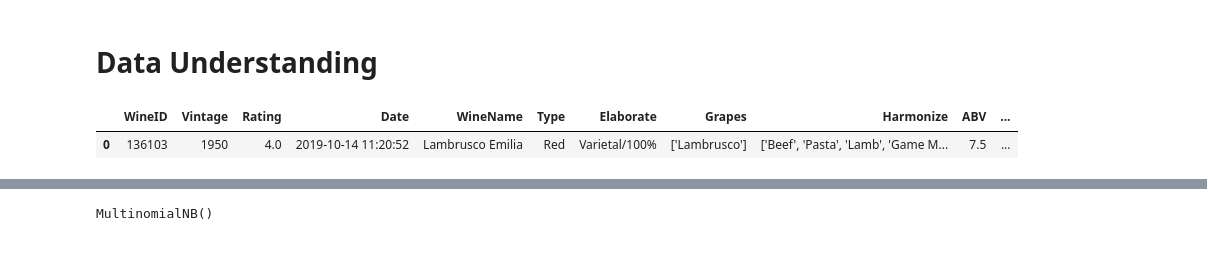
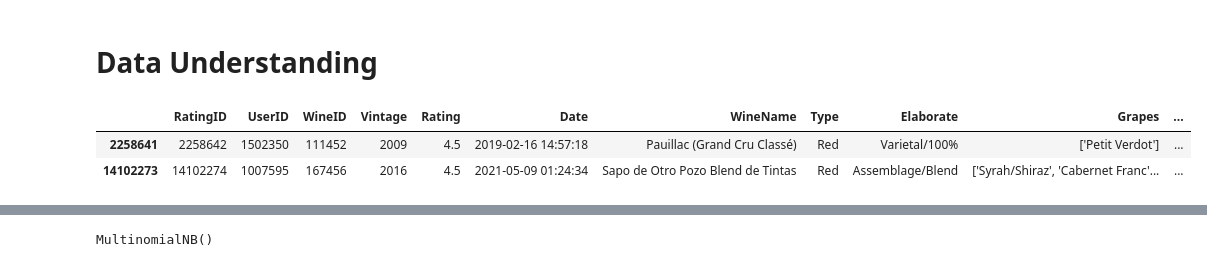
Before and after one commit to blossmuri/Grape-Wine-Rating-Inference, a Jupyter notebook: Xwines.ipynb, the cells around one changed output, grey strips where cells are left out. Drawn from its saved outputs; the diff is of its cells as text; code cells hidden in the pictures.

```diff
--- a/Xwines.ipynb
+++ b/Xwines.ipynb
@@ -33,10 +37,13 @@ from sklearn.metrics import confusion_matrix, classification_report , mean_squar
 # %% [markdown]
 # Data Understanding
 # %%
-Df = pd.read_csv("/home/r00323024/Xwines/files/Xwines(1).csv")
+# Xwines = pd.merge(XWines_Full_21M_ratings, XWines_Full_100K_wines , on= "WineID")
+Df = pd.read_csv("/home/r00323024/Xwines/files/Xwines.csv")
 # %%
-Df.head(1)
+pd.set_option('display.max_columns', None)
+Df.sample(2)
 # %% [output]
-|  | WineID | Vintage | Rating | Date | WineName | Type | Elaborate | Grapes | Harmonize | ABV | ... |
-| 0 | 136103 | 1950 | 4.0 | 2019-10-14 11:20:52 | Lambrusco Emilia | Red | Varietal/100% | ['Lambrusco'] | ['Beef', 'Pasta', 'Lamb', 'Game M... | 7.5 | ... |
+|  | RatingID | UserID | WineID | Vintage | Rating | Date | WineName | Type | Elaborate | Grapes | ... |
+| 2258641 | 2258642 | 1502350 | 111452 | 2009 | 4.5 | 2019-02-16 14:57:18 | Pauillac (Grand Cru Classé) | Red | Varietal/100% | ['Petit Verdot'] | ... |
+| 14102273 | 14102274 | 1007595 | 167456 | 2016 | 4.5 | 2021-05-09 01:24:34 | Sapo de Otro Pozo Blend de Tintas | Red | Assemblage/Blend | ['Syrah/Shiraz', 'Cabernet Franc'... | ... |
 # %%
```
Also changed, not shown: parts of 44 cells of this notebook, 15 other files.
